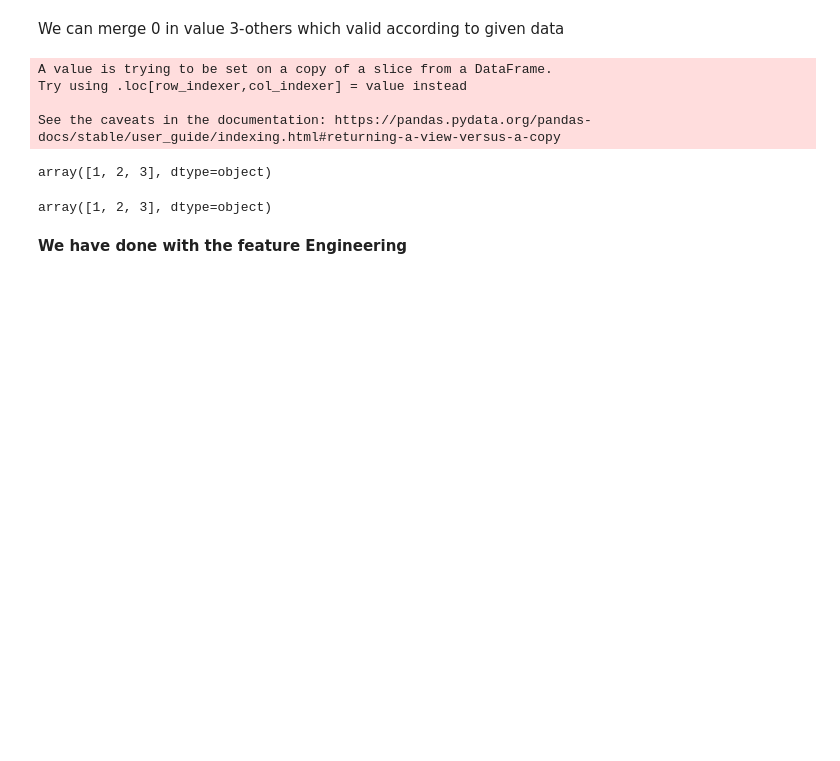
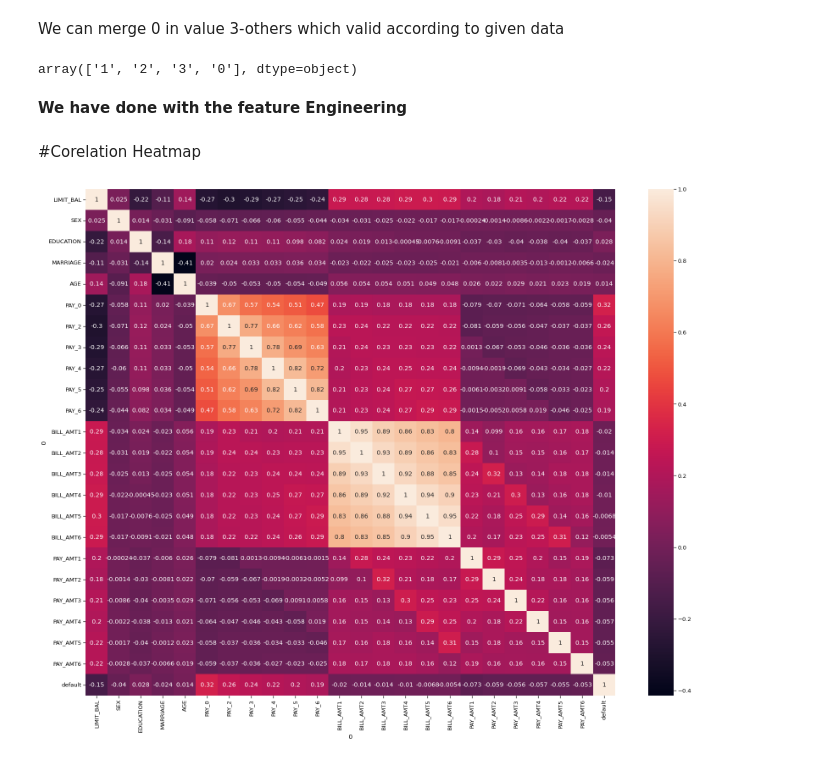
Before and after one commit to shakib68/credit-card-capstone3, a Jupyter notebook: Copy_of_Credit_Card_Default_Prediction_Capstone_Project.ipynb, the cells around one changed output. Drawn from its saved outputs; the diff is of its cells as text; code cells hidden in the pictures; blank space fills up the shorter version.

```diff
--- a/Copy_of_Credit_Card_Default_Prediction_Capstone_Project.ipynb
+++ b/Copy_of_Credit_Card_Default_Prediction_Capstone_Project.ipynb
@@ -49,5 +44,5 @@ Requirement already satisfied: xlrd in /usr/local/lib/python3.7/dist-packages (2
 # %%
-df=pd.read_excel("/content/drive/MyDrive/AlmaBetter/capstone 4 new/Copy of default of credit card clients.xls")
+df=pd.read_csv("/content/drive/MyDrive/AlmaBetter/capstone 4 new/Copy of default of credit card clients.csv")
 df.shape
 # %% [output]
 (30001, 25)
@@ -147,4 +142,4 @@ df.head()
 5 rows × 25 columns
 # %%
 #Changing the name of our target variable
-df.rename(columns={"default payment next month": "credible"}, inplace=True)
+df.rename(columns={"default payment next month": "default"}, inplace=True)
@@ -235,16 +204,18 @@ We can merge  0 in value 3-others which valid according to given data
 # %%
 
 df['MARRIAGE']=np.where(df['MARRIAGE'] == 0, 3, df['MARRIAGE'])
-# %% [output]
-A value is trying to be set on a copy of a slice from a DataFrame.
-Try using .loc[row_indexer,col_indexer] = value instead
-
-See the caveats in the documentation: https://pandas.pydata.org/pandas-docs/stable/user_guide/indexing.html#returning-a-view-versus-a-copy
-array([1, 2, 3], dtype=object)
 # %%
 #unique value in marriage column
 df['MARRIAGE'].unique()
 # %% [output]
-array([1, 2, 3], dtype=object)
+array(['1', '2', '3', '0'], dtype=object)
 # %% [markdown]
 **We have done with the feature Engineering**
+# %% [markdown]
+#Corelation Heatmap
+# %%
+plt.figure(figsize=(28,22))
+sns.heatmap(df.corr(),annot=True)
+plt.show()
+# %% [output]
+[figure, added]
```
Also changed, not shown: parts of 19 cells of this notebook.
